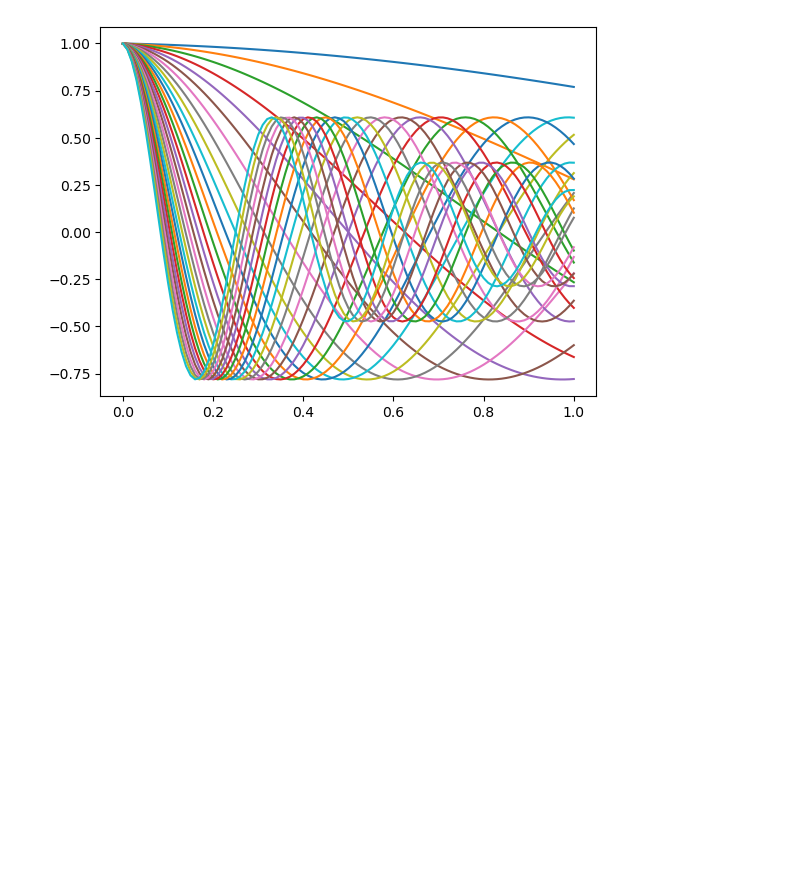
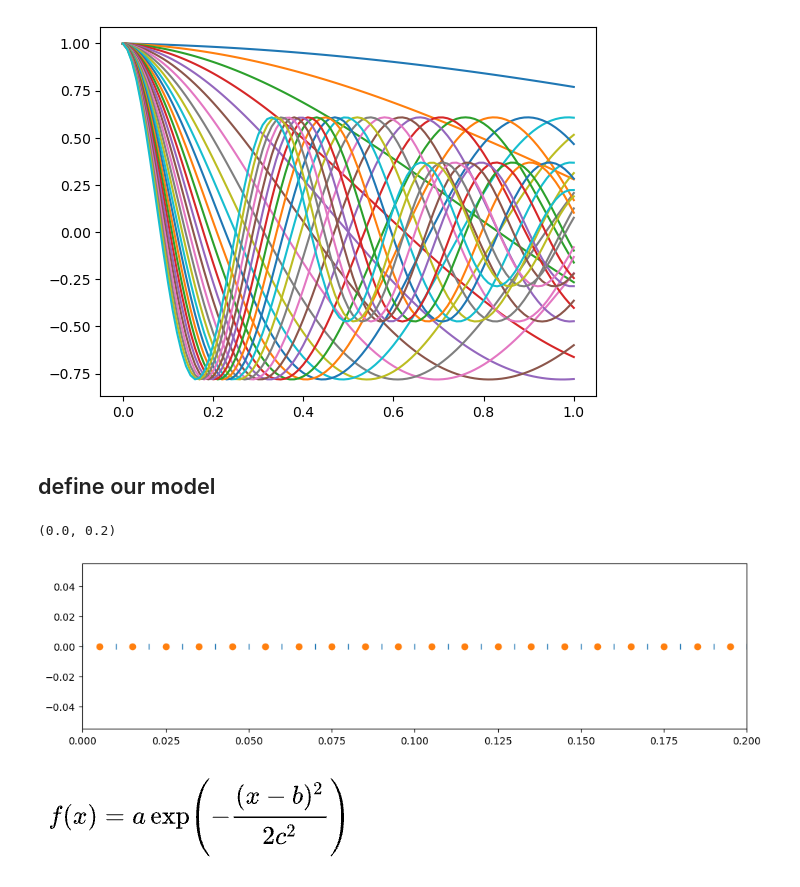
Before and after one commit to lheagy/eosc-454, a Jupyter notebook: lectures/linear-problem.ipynb, the cells around one changed output. Drawn from its saved outputs; the diff is of its cells as text; code cells hidden in the pictures; blank space fills up the shorter version.

```diff
--- a/lectures/linear-problem.ipynb
+++ b/lectures/linear-problem.ipynb
@@ -30,3 +35,20 @@ for jk in j_values:
     ax.plot(x_nodes, kernel)
 # %% [output]
 [figure]
+# %% [markdown]
+## define our model
+# %%
+# x_cells = 0.5*(x_nodes[1:] + x_nodes[:-1])
+dx = np.diff(x_nodes)
+x_cells = x_nodes[:-1] + dx/2
+# %%
+fig, ax = plt.subplots(1, 1, figsize=(12, 3))
+
+ax.plot(x_nodes, np.zeros_like(x_nodes), "|")
+ax.plot(x_cells, np.zeros_like(x_cells), "o")
+ax.set_xlim([0, 0.2])
+# %% [output]
+(0.0, 0.2)
+[figure, added]
+# %% [markdown]
+![image.png](attachment:3e330705-7338-4d20-bb30-4fde342540b7.png)
```
Also changed, not shown: parts of 14 cells of this notebook.
